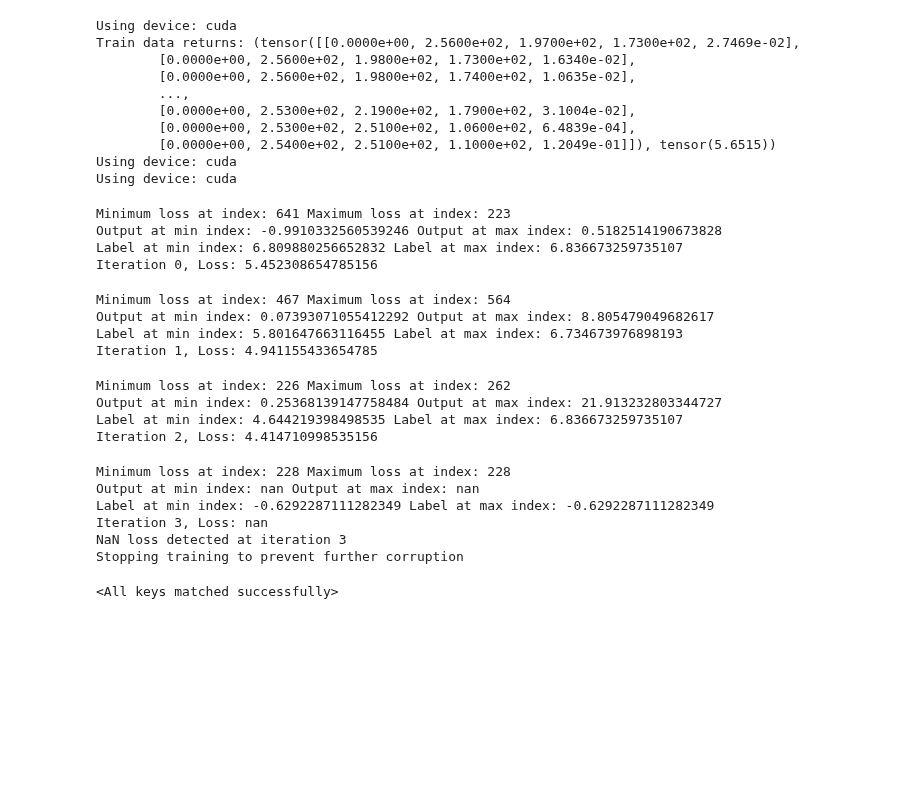
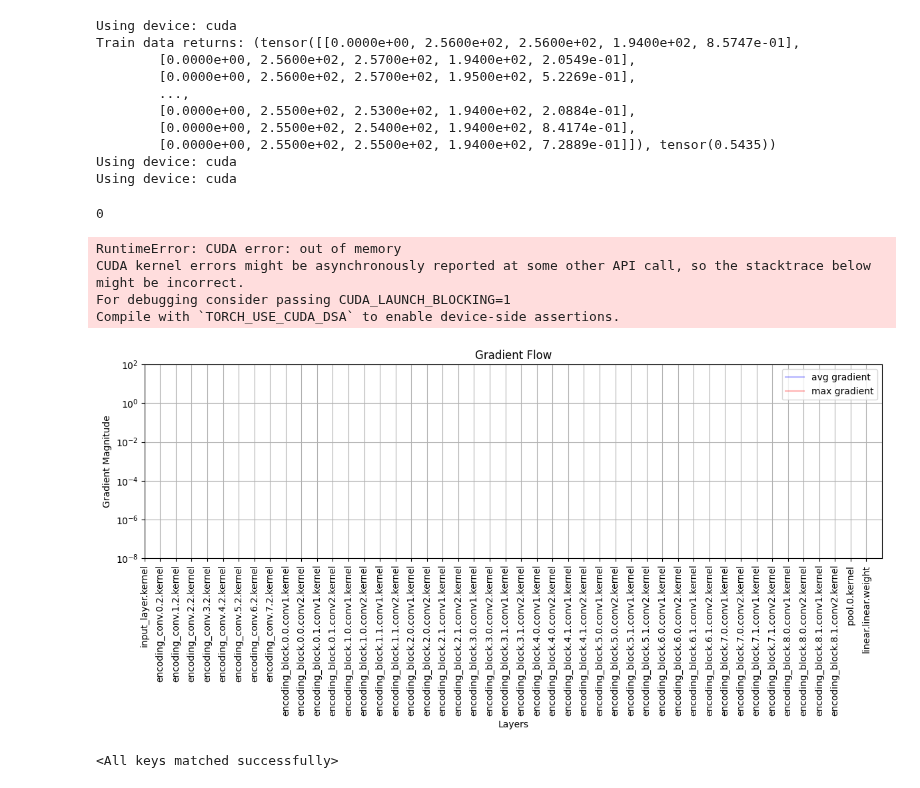
Before and after one commit to edhinkle/sheep-model, a Jupyter notebook: models/cnn/cnn_sheep_dev.ipynb, the cells around one changed output. Saved outputs shown, nothing was run; the diff lists cells and outputs as text; code cells hidden in the pictures; blank space fills up the shorter version.

Commit message:
Updating CNN notebook and sample generation parameters to improve ability to train CNN.

```diff
--- a/models/cnn/cnn_sheep_dev.ipynb
+++ b/models/cnn/cnn_sheep_dev.ipynb
@@ -305,34 +342,37 @@ def shower_collate_fn(batch):
 train_data = ShowerDataset(
     h5_file_dir="/global/cfs/cdirs/dune/users/ehinkle/nd_prototypes_ana/sheep-model/sample_gen/SAMPLES/CONVERT2H5/TRAIN/",
     start_pos_range=start_pos_range_default,
-    detector_active_regions=det_AV_2x2
+    detector_active_regions=det_AV_2x2,
+    min_visible_energy=0.2
 )
 train_data_single = train_data[3]
 print("Train data returns:", train_data_single)
 test_data = ShowerDataset(
     h5_file_dir="/global/cfs/cdirs/dune/users/ehinkle/nd_prototypes_ana/sheep-model/sample_gen/SAMPLES/CONVERT2H5/TEST/",
     start_pos_range=start_pos_range_default,
-    detector_active_regions=det_AV_2x2
+    detector_active_regions=det_AV_2x2,
+    min_visible_energy=0.2
 )
 
 validation_data = ShowerDataset(
     h5_file_dir="/global/cfs/cdirs/dune/users/ehinkle/nd_prototypes_ana/sheep-model/sample_gen/SAMPLES/CONVERT2H5/VALIDATION/",
     start_pos_range=start_pos_range_default,
-    detector_active_regions=det_AV_2x2
+    detector_active_regions=det_AV_2x2,
+    min_visible_energy=0.2
 )
 # %% [output]
 Using device: cuda
-Train data returns: (tensor([[0.0000e+00, 2.5600e+02, 1.9700e+02, 1.7300e+02, 2.7469e-02],
-        [0.0000e+00, 2.5600e+02, 1.9800e+02, 1.7300e+02, 1.6340e-02],
-        [0.0000e+00, 2.5600e+02, 1.9800e+02, 1.7400e+02, 1.0635e-02],
+Train data returns: (tensor([[0.0000e+00, 2.5600e+02, 2.5600e+02, 1.9400e+02, 8.5747e-01],
+        [0.0000e+00, 2.5600e+02, 2.5700e+02, 1.9400e+02, 2.0549e-01],
+        [0.0000e+00, 2.5600e+02, 2.5700e+02, 1.9500e+02, 5.2269e-01],
         ...,
-        [0.0000e+00, 2.5300e+02, 2.1900e+02, 1.7900e+02, 3.1004e-02],
-        [0.0000e+00, 2.5300e+02, 2.5100e+02, 1.0600e+02, 6.4839e-04],
-        [0.0000e+00, 2.5400e+02, 2.5100e+02, 1.1000e+02, 1.2049e-01]]), tensor(5.6515))
+        [0.0000e+00, 2.5500e+02, 2.5300e+02, 1.9400e+02, 2.0884e-01],
+        [0.0000e+00, 2.5500e+02, 2.5400e+02, 1.9400e+02, 8.4174e-01],
+        [0.0000e+00, 2.5500e+02, 2.5500e+02, 1.9400e+02, 7.2889e-01]]), tensor(0.5435))
 Using device: cuda
 Using device: cuda
 # %%
-train_loader = DataLoader(train_data, batch_size=800, num_workers=5, shuffle=True, collate_fn=shower_collate_fn)
+train_loader = DataLoader(train_data, batch_size=100, num_workers=10, shuffle=True, collate_fn=shower_collate_fn, pin_memory=True)
 # %%
 import time
 import csv
@@ -447,29 +557,17 @@ def run_train(model, loader,
 # Initialize model
 # Pass spatial_size as largest number of voxels -- total is 289x280x292
 sheep_cnn_model = SparseResidualEncoder(reps=2, depth=9, filters=32, \
-                                        input_kernel=7, coord_conv=True, \
+                                        input_kernel=7, coord_conv=True, pool_mode="conv",\
                                         spatial_size=292, num_input=4, feature_size=1, allow_bias=False) # got spatial size from voxels
 # %%
 # Try training model
-run_train(sheep_cnn_model, train_loader, 20, log_dir='logs_sheep_cnn_ini_test', optimizer='Adam')
+print(torch.cuda.memory_allocated())
+run_train(sheep_cnn_model, train_loader, 50, lr=0.001, max_predicted_log=10., log_dir='logs_sheep_cnn_ini_test', optimizer='Adam')
 # %% [output]
-Minimum loss at index: 641 Maximum loss at index: 223
-Output at min index: -0.9910332560539246 Output at max index: 0.5182514190673828
-Label at min index: 6.809880256652832 Label at max index: 6.836673259735107
-Iteration 0, Loss: 5.452308654785156
+0
-Minimum loss at index: 467 Maximum loss at index: 564
-Output at min index: 0.07393071055412292 Output at max index: 8.805479049682617
-Label at min index: 5.801647663116455 Label at max index: 6.734673976898193
-Iteration 1, Loss: 4.941155433654785
+RuntimeError: CUDA error: out of memory
+CUDA kernel errors might be asynchronously reported at some other API call, so the stacktrace below might be incorrect.
+For debugging consider passing CUDA_LAUNCH_BLOCKING=1
+Compile with `TORCH_USE_CUDA_DSA` to enable device-side assertions.
-Minimum loss at index: 226 Maximum loss at index: 262
-Output at min index: 0.25368139147758484 Output at max index: 21.913232803344727
-Label at min index: 4.644219398498535 Label at max index: 6.836673259735107
-Iteration 2, Loss: 4.414710998535156
-Minimum loss at index: 228 Maximum loss at index: 228
-Output at min index: nan Output at max index: nan
-Label at min index: -0.6292287111282349 Label at max index: -0.6292287111282349
-Iteration 3, Loss: nan
-NaN loss detected at iteration 3
-Stopping training to prevent further corruption
 # %%
 # save model
@@ -477,2 +575,6 @@ torch.save(sheep_cnn_model.state_dict(), 'sheep_cnn_model_test_ini_weights.ckpt'
+# %%
+plot_grad_flow(sheep_cnn_model.named_parameters())
+# %% [output]
+[figure, added]
 # %%
 # load model
```
Also changed, not shown: parts of 11 cells of this notebook, 2 other files.
